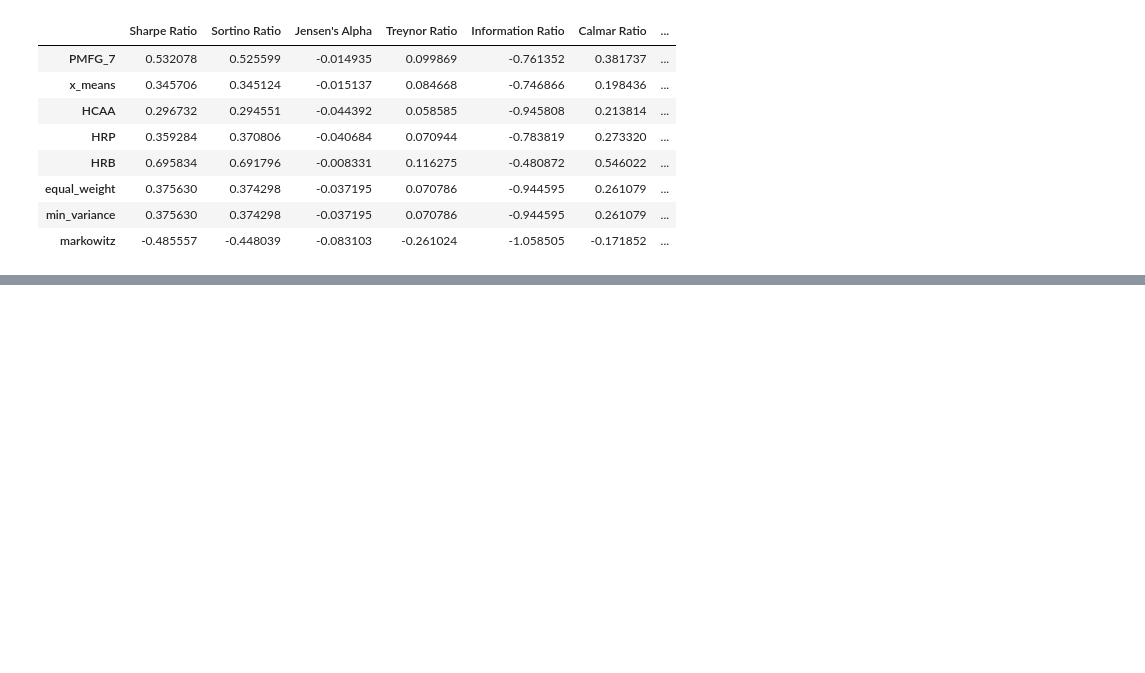
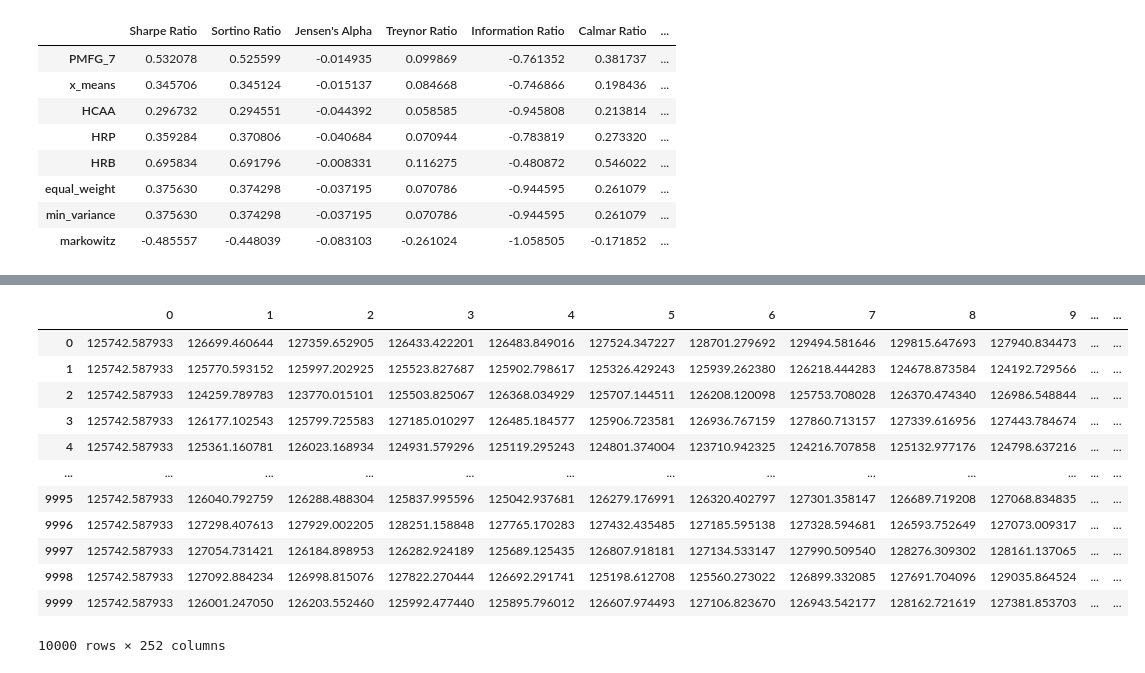
Before and after one commit to richardsousa142/graph_portfolio, a Jupyter notebook: analise_final.ipynb, the cells around one changed output, grey strips where cells are left out. Cells and saved outputs as stored; diff of their text form; code cells hidden in the pictures; blank space fills up the shorter version.

```diff
--- a/analise_final.ipynb
+++ b/analise_final.ipynb
@@ -405,0 +468,23 @@ results_df
+# %%
+# Para cada período de tempo T, vamos gerar a sequência de preços das simulações, usando a fórmula do GBM.
+# O cálculo é definido com base em uma sequência de números aleatórios, onde será aplicado o drift e a volatilidade.
+for t in range(1, T):
+    # Gera números aleatórios de uma distribuição normal
+    Z = np.random.standard_normal(n_simulations)
+    simulations[:, t] = simulations[:, t-1] * np.exp((mu - 0.5 * sigma ** 2) + sigma * Z)
+
+pd.DataFrame(simulations)
+# %% [output]
+|  | 0 | 1 | 2 | 3 | 4 | 5 | 6 | 7 | 8 | 9 | ... | ... |
+| 0 | 125742.587933 | 126699.460644 | 127359.652905 | 126433.422201 | 126483.849016 | 127524.347227 | 128701.279692 | 129494.581646 | 129815.647693 | 127940.834473 | ... | ... |
+| 1 | 125742.587933 | 125770.593152 | 125997.202925 | 125523.827687 | 125902.798617 | 125326.429243 | 125939.262380 | 126218.444283 | 124678.873584 | 124192.729566 | ... | ... |
+| 2 | 125742.587933 | 124259.789783 | 123770.015101 | 125503.825067 | 126368.034929 | 125707.144511 | 126208.120098 | 125753.708028 | 126370.474340 | 126986.548844 | ... | ... |
+| 3 | 125742.587933 | 126177.102543 | 125799.725583 | 127185.010297 | 126485.184577 | 125906.723581 | 126936.767159 | 127860.713157 | 127339.616956 | 127443.784674 | ... | ... |
+| 4 | 125742.587933 | 125361.160781 | 126023.168934 | 124931.579296 | 125119.295243 | 124801.374004 | 123710.942325 | 124216.707858 | 125132.977176 | 124798.637216 | ... | ... |
+| ... | ... | ... | ... | ... | ... | ... | ... | ... | ... | ... | ... | ... |
+| 9995 | 125742.587933 | 126040.792759 | 126288.488304 | 125837.995596 | 125042.937681 | 126279.176991 | 126320.402797 | 127301.358147 | 126689.719208 | 127068.834835 | ... | ... |
+| 9996 | 125742.587933 | 127298.407613 | 127929.002205 | 128251.158848 | 127765.170283 | 127432.435485 | 127185.595138 | 127328.594681 | 126593.752649 | 127073.009317 | ... | ... |
+| 9997 | 125742.587933 | 127054.731421 | 126184.898953 | 126282.924189 | 125689.125435 | 126807.918181 | 127134.533147 | 127990.509540 | 128276.309302 | 128161.137065 | ... | ... |
+| 9998 | 125742.587933 | 127092.884234 | 126998.815076 | 127822.270444 | 126692.291741 | 125198.612708 | 125560.273022 | 126899.332085 | 127691.704096 | 129035.864524 | ... | ... |
+| 9999 | 125742.587933 | 126001.247050 | 126203.552460 | 125992.477440 | 125895.796012 | 126607.974493 | 127106.823670 | 126943.542177 | 128162.721619 | 127381.853703 | ... | ... |
+10000 rows × 252 columns
```
Also changed, not shown: parts of 6 cells of this notebook.
